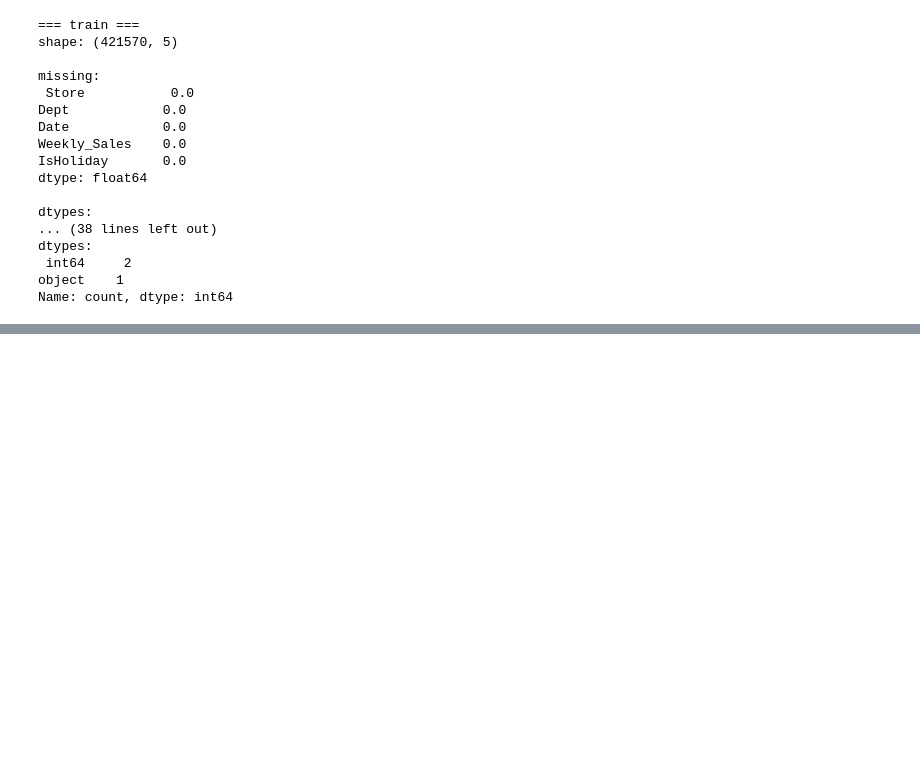
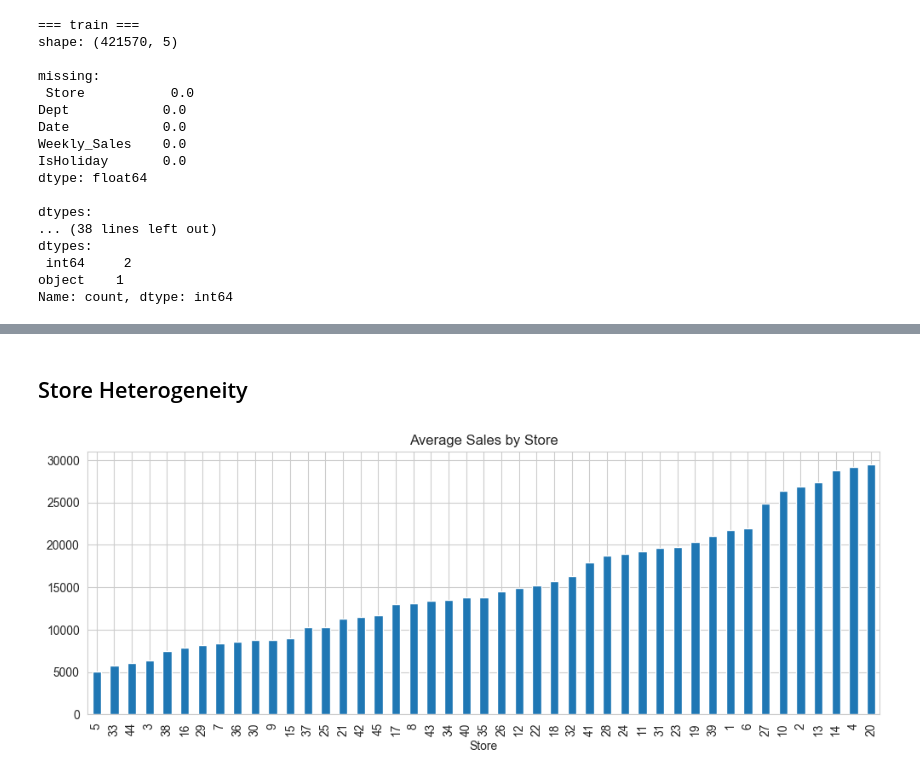
Before and after one commit to shubhro2002/demand-intelligence-system, a Jupyter notebook: notebooks/eda.ipynb, the cells around one changed output, grey strips where cells are left out. Drawn from its saved outputs; the diff is of its cells as text; code cells hidden in the pictures; blank space fills up the shorter version.

```diff
--- a/notebooks/eda.ipynb
+++ b/notebooks/eda.ipynb
@@ -135,0 +178,11 @@ Name: count, dtype: int64
+# %% [markdown]
+## Store Heterogeneity
+# %%
+store_avg = df.groupby("Store")["Weekly_Sales"].mean()
+
+plt.figure(figsize=(12,4))
+store_avg.sort_values().plot(kind="bar")
+plt.title("Average Sales by Store")
+plt.show()
+# %% [output]
+[figure, added]
```
Also changed, not shown: parts of 20 cells of this notebook, 1 other file.
